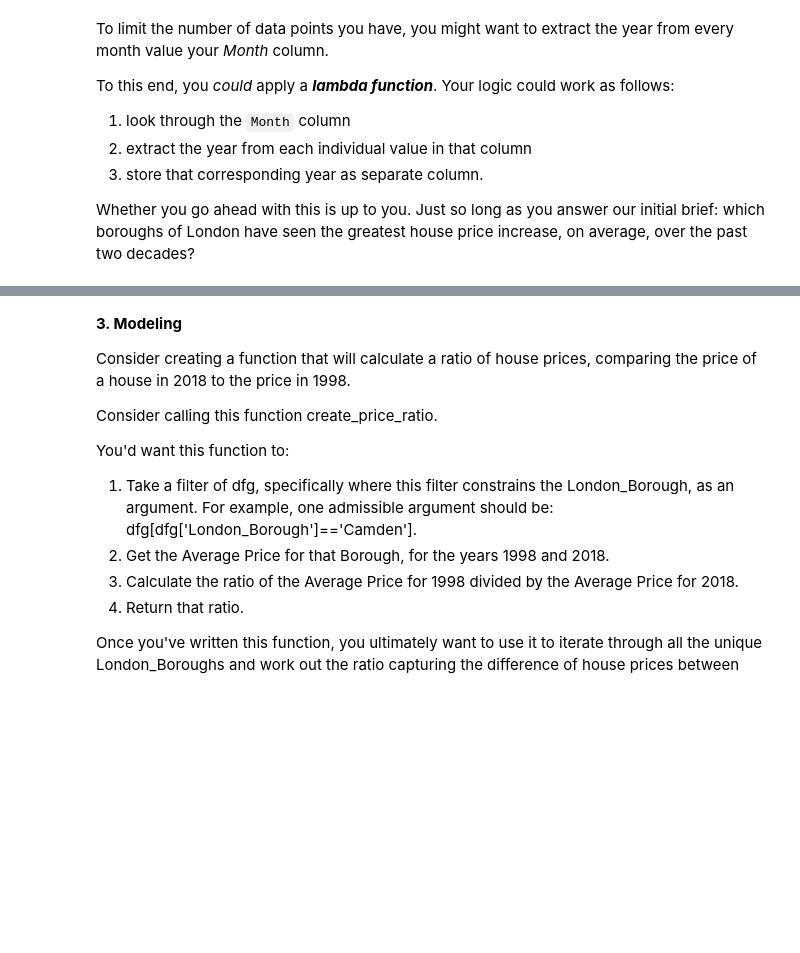
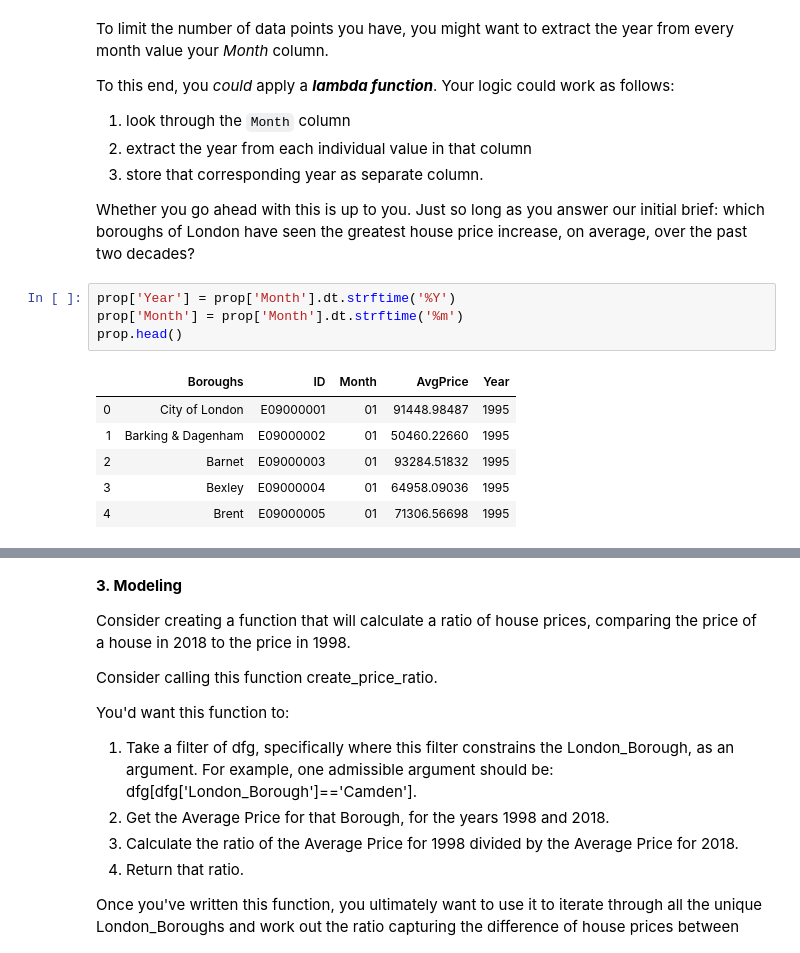
Before and after one commit to cogentdom/LondonHousing, a Jupyter notebook: Unit 4 Challenge - Tier 3.ipynb, the cells around one changed output, grey strips where cells are left out. Cells and saved outputs as stored; diff of their text form; blank space fills up the shorter version.

```diff
--- a/Unit 4 Challenge - Tier 3.ipynb
+++ b/Unit 4 Challenge - Tier 3.ipynb
@@ -319,3 +319,14 @@ To this end, you *could* apply a ***lambda function***. Your logic could work as
 3. store that corresponding year as separate column.
 
 Whether you go ahead with this is up to you. Just so long as you answer our initial brief: which boroughs of London have seen the greatest house price increase, on average, over the past two decades?
+# %%
+prop['Year'] = prop['Month'].dt.strftime('%Y')
+prop['Month'] = prop['Month'].dt.strftime('%m')
+prop.head()
+# %% [output]
+|  | Boroughs | ID | Month | AvgPrice | Year |
+| 0 | City of London | E09000001 | 01 | 91448.98487 | 1995 |
+| 1 | Barking & Dagenham | E09000002 | 01 | 50460.22660 | 1995 |
+| 2 | Barnet | E09000003 | 01 | 93284.51832 | 1995 |
+| 3 | Bexley | E09000004 | 01 | 64958.09036 | 1995 |
+| 4 | Brent | E09000005 | 01 | 71306.56698 | 1995 |
```
Also changed, not shown: parts of 3 cells of this notebook.
